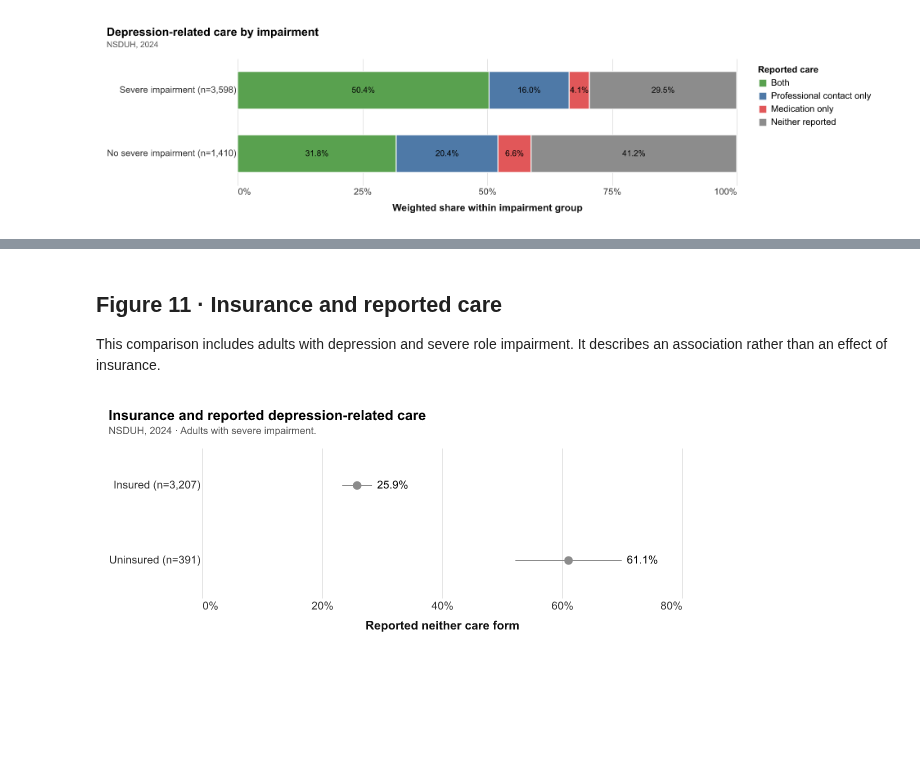
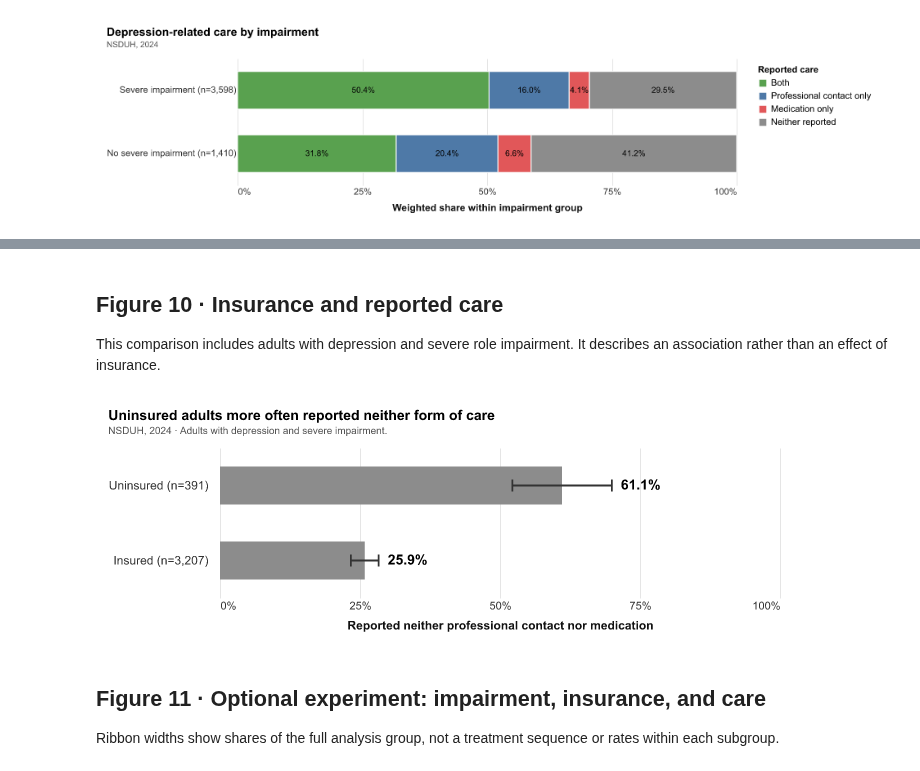
Before and after one commit to judycchen/capp30239-data-visualization_judy-chen, a Jupyter notebook: static-viz-project/milestone2_draft/static-draft.ipynb, the cells around one changed output, grey strips where cells are left out. Drawn from its saved outputs; the diff is of its cells as text; code cells hidden in the pictures; blank space fills up the shorter version.

Commit message:
Move the optional figure last and strengthen the insurance comparison

```diff
--- a/static-viz-project/milestone2_draft/static-draft.ipynb
+++ b/static-viz-project/milestone2_draft/static-draft.ipynb
@@ -765,36 +684,54 @@ save_chart(
 # %% [markdown]
-## Figure 11 · Insurance and reported care
+## Figure 10 · Insurance and reported care
 
 This comparison includes adults with depression and severe role impairment. It describes an association rather than an effect of insurance.
 # %%
 known = nsduh_raw["ATXMDEYR"].isin([0,1]) & nsduh_raw["ARXMDEYR"].isin([0,1])
 neither = (nsduh_raw["ATXMDEYR"].eq(0) & nsduh_raw["ARXMDEYR"].eq(0)).astype(float).where(known)
 severe = nsduh_raw["IRAMDEYR"].eq(1) & nsduh_raw["IRAMDEIMP"].eq(1)
 insurance_rows=[]
 for insurance_code,label in [(1,"Insured"),(2,"Uninsured")]:
     result=survey_mean(nsduh_raw,neither,severe & nsduh_raw["IRINSUR4"].eq(insurance_code),**NSDUH_DESIGN)
     insurance_rows.append({"label":label,**result})
 insurance_rates=pd.DataFrame(insurance_rows)
 assert insurance_rates["n"].tolist()==[3207,391]
 
 
 insurance_plot = insurance_rates.assign(group=[f"{r.label} (n={r.n:,})" for r in insurance_rates.itertuples()])
 
 
 def insurance_care_chart(df):
-    base = alt.Chart(df).encode(y=alt.Y("group:N", title=None, sort=df["group"].tolist()))
-    intervals = base.mark_rule(color=CARE_COLORS["Neither reported"]).encode(
-        x=alt.X("lower:Q", title="Reported neither care form", axis=alt.Axis(format="%", values=[0, .2, .4, .6, .8]),
-                scale=alt.Scale(domain=[0, .8], nice=False)), x2="upper:Q",
+    order = df.sort_values("estimate", ascending=False)["group"].tolist()
+    base = alt.Chart(df).encode(
+        y=alt.Y("group:N", title=None, sort=order,
+                axis=alt.Axis(labelFontSize=12, labelPadding=12)),
+        x=alt.X("estimate:Q", title="Reported neither professional contact nor medication",
+                scale=alt.Scale(domain=[0, 1], nice=False),
+                axis=alt.Axis(format="%", values=[0, .25, .5, .75, 1],
+                              labelOverlap=False)),
     )
-    points = base.mark_point(filled=True, opacity=1, color=CARE_COLORS["Neither reported"], size=75).encode(x="estimate:Q")
-    labels = base.mark_text(align="left", dx=5).encode(x="upper:Q", text=alt.Text("estimate:Q", format=".1%"))
-    return (intervals + points + labels).properties(width=480, height=150)
+    bars = base.mark_bar(size=38, color=CARE_COLORS["Neither reported"])
+    # Dark capped lines keep the 95% intervals visible over the bars.
+    intervals = base.mark_rule(color="#333333", strokeWidth=1.8).encode(
+        x="lower:Q", x2="upper:Q",
+    )
+    lower_caps = base.mark_tick(orient="vertical", color="#333333", opacity=1,
+                                size=12, thickness=1.8).encode(x="lower:Q")
+    upper_caps = base.mark_tick(orient="vertical", color="#333333", opacity=1,
+                                size=12, thickness=1.8).encode(x="upper:Q")
+    labels = base.mark_text(align="left", dx=9, fontSize=14, fontWeight="bold").encode(
+        x="upper:Q", text=alt.Text("estimate:Q", format=".1%"),
+    )
+    return (bars + intervals + lower_caps + upper_caps + labels).properties(width=560, height=150)
 
 
 save_chart(
-    insurance_care_chart(insurance_plot), "11_insurance_care_comparison.png", "Insurance and reported depression-related care",
-    [NSDUH_SOURCE + " · Adults with severe impairment."],
+    insurance_care_chart(insurance_plot), "10_insurance_care_comparison.png", "Uninsured adults more often reported neither form of care",
+    [NSDUH_SOURCE + " · Adults with depression and severe impairment."],
 )
 # %% [output]
-[figure, old version]
+[figure, new version]
+# %% [markdown]
+## Figure 11 · Optional experiment: impairment, insurance, and care
+
+Ribbon widths show shares of the full analysis group, not a treatment sequence or rates within each subgroup.
```
Also changed, not shown: parts of 3 cells of this notebook, 5 other files.
